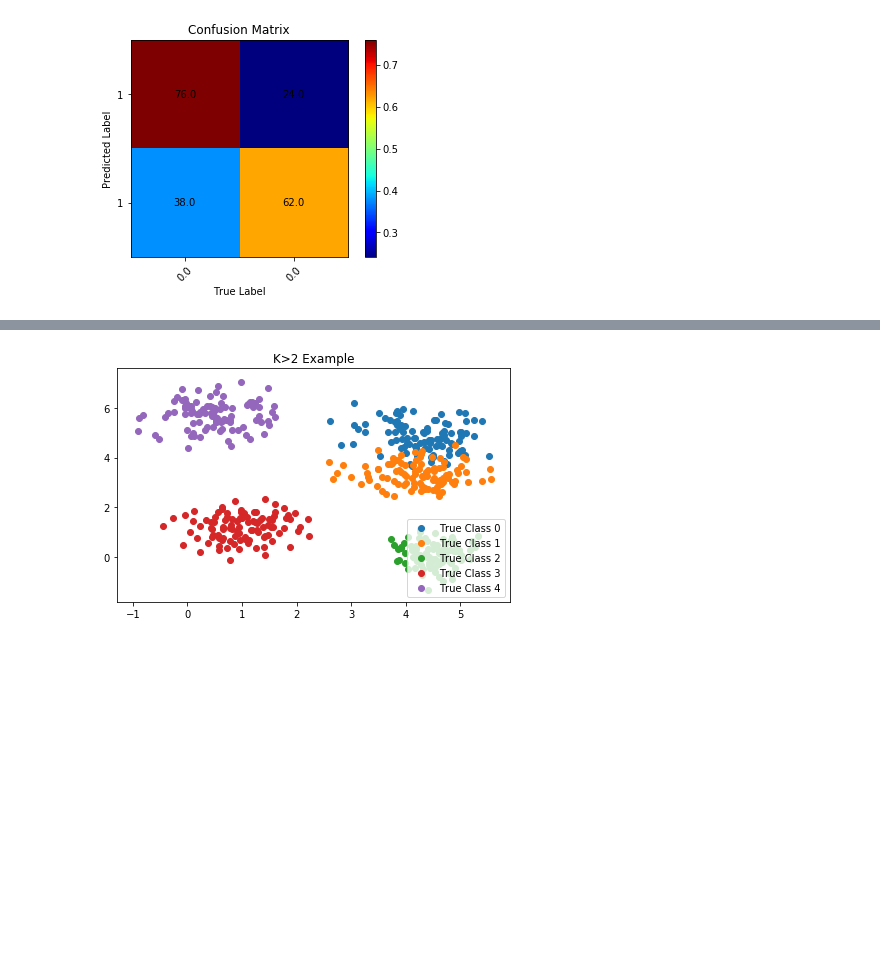
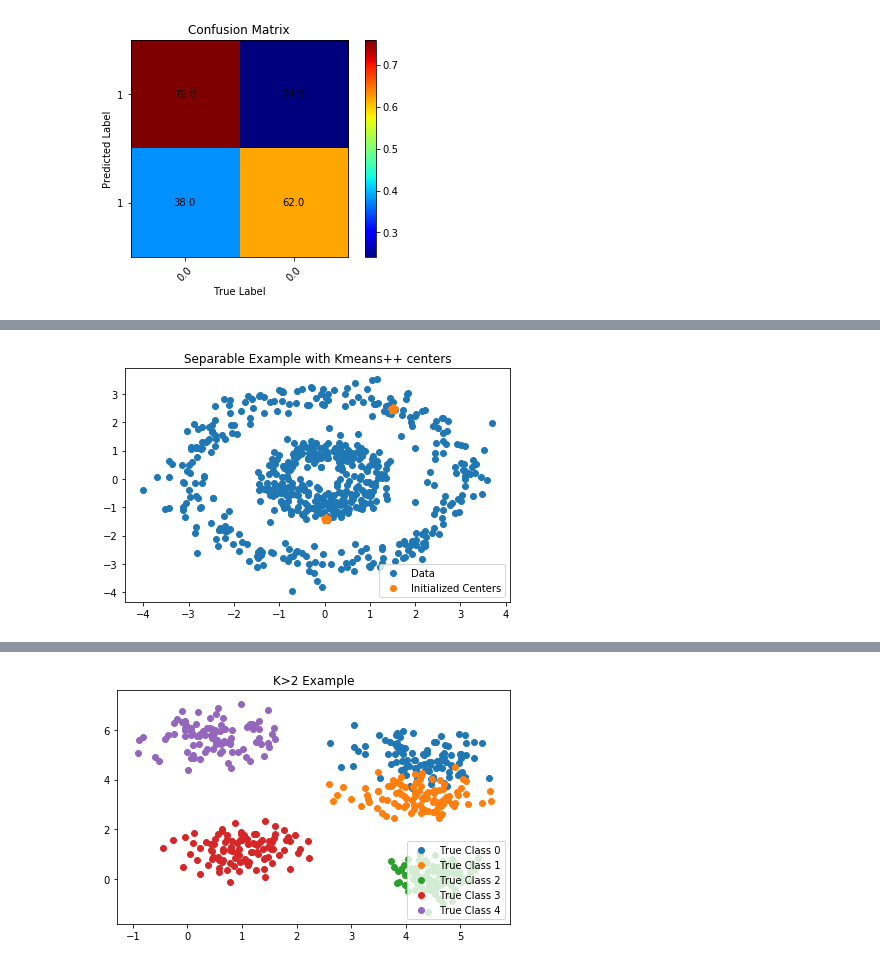
Before and after one commit to ebridge2/ams_446, a Jupyter notebook: Kmeans.ipynb, the cells around one changed output, grey strips where cells are left out. Saved outputs shown, nothing was run; the diff lists cells and outputs as text; code cells hidden in the pictures; blank space fills up the shorter version.

```diff
--- a/Kmeans.ipynb
+++ b/Kmeans.ipynb
@@ -401,0 +437,20 @@ Here, we will illustrate the performance of K-means on a $K>2$ dataset. We will
+# %%
+km = Kmeans(K=2)
+km.initialize(data)
+
+# visualize the centers
+Cent = km.get_centers()
+
+fig = plt.figure()
+ax = fig.add_subplot(111)
+scat1 = ax.scatter(data[0, :], data[1, :])
+scat3 = ax.scatter(Cent[0, :], Cent[1, :], marker='*', linewidths=5)
+ax.set_title('Separable Example')
+ax.legend((scat1, scat2, scat3),
+           ('Data', 'Initialized Centers'),
+           loc='lower right')
+ax.set_title('Separable Example with Kmeans++ centers')
+fig.tight_layout()
+fig.show()
+# %% [output]
+[figure, added]
```
Also changed, not shown: parts of 13 cells of this notebook, 1 other file.
